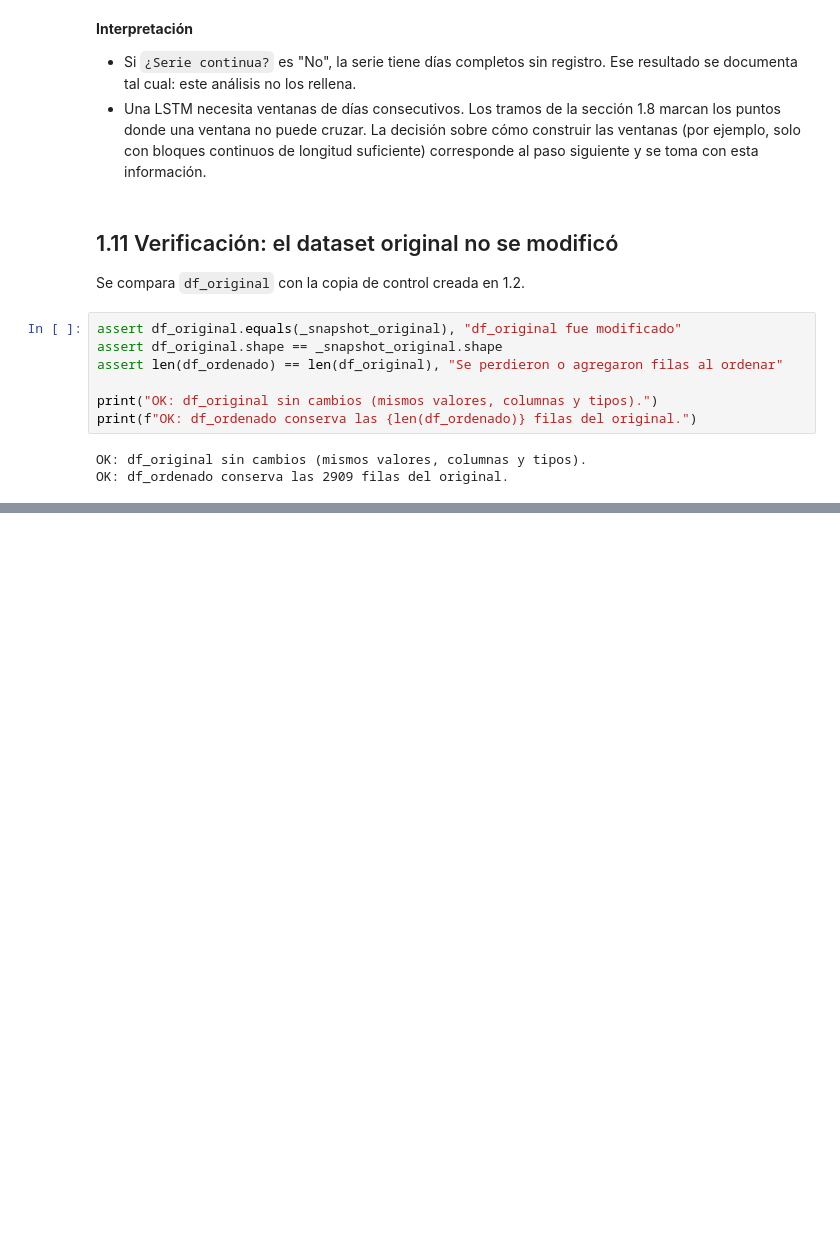
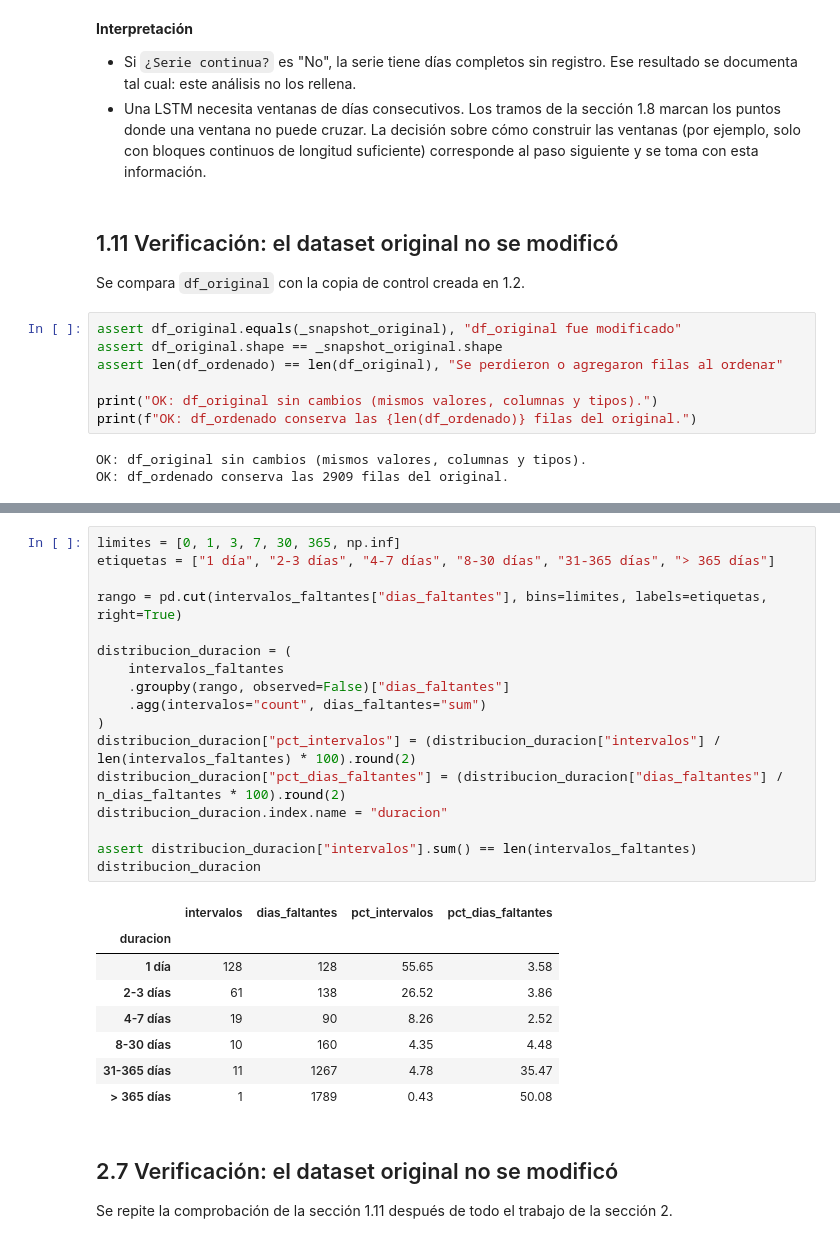
Before and after one commit to nicopulido/Prob_Proyecto_Grado, a Jupyter notebook: Tibaitata/05_preparacion_LSTM.ipynb, the cells around one changed output, grey strips where cells are left out. Cells and saved outputs as stored; diff of their text form; blank space fills up the shorter version.

```diff
--- a/Tibaitata/05_preparacion_LSTM.ipynb
+++ b/Tibaitata/05_preparacion_LSTM.ipynb
@@ -336,0 +529,30 @@ OK: df_ordenado conserva las 2909 filas del original.
+# %%
+limites = [0, 1, 3, 7, 30, 365, np.inf]
+etiquetas = ["1 día", "2-3 días", "4-7 días", "8-30 días", "31-365 días", "> 365 días"]
+
+rango = pd.cut(intervalos_faltantes["dias_faltantes"], bins=limites, labels=etiquetas, right=True)
+
+distribucion_duracion = (
+    intervalos_faltantes
+    .groupby(rango, observed=False)["dias_faltantes"]
+    .agg(intervalos="count", dias_faltantes="sum")
+)
+distribucion_duracion["pct_intervalos"] = (distribucion_duracion["intervalos"] / len(intervalos_faltantes) * 100).round(2)
+distribucion_duracion["pct_dias_faltantes"] = (distribucion_duracion["dias_faltantes"] / n_dias_faltantes * 100).round(2)
+distribucion_duracion.index.name = "duracion"
+
+assert distribucion_duracion["intervalos"].sum() == len(intervalos_faltantes)
+distribucion_duracion
+# %% [output]
+|  | intervalos | dias_faltantes | pct_intervalos | pct_dias_faltantes |
+| duracion |  |  |  |  |
+| 1 día | 128 | 128 | 55.65 | 3.58 |
+| 2-3 días | 61 | 138 | 26.52 | 3.86 |
+| 4-7 días | 19 | 90 | 8.26 | 2.52 |
+| 8-30 días | 10 | 160 | 4.35 | 4.48 |
+| 31-365 días | 11 | 1267 | 4.78 | 35.47 |
+| > 365 días | 1 | 1789 | 0.43 | 50.08 |
+# %% [markdown]
+## 2.7 Verificación: el dataset original no se modificó
+
+Se repite la comprobación de la sección 1.11 después de todo el trabajo de la sección 2.
```
Also changed, not shown: parts of 14 cells of this notebook.
